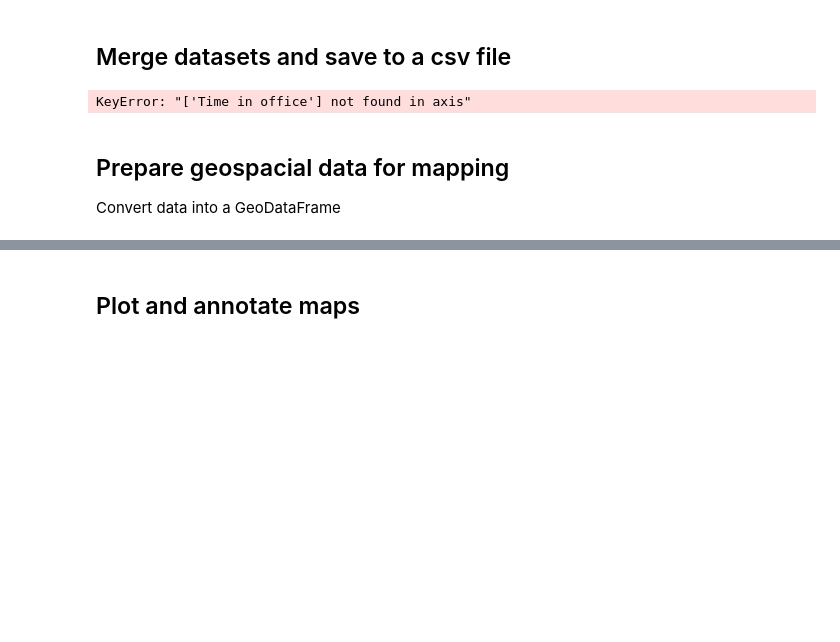
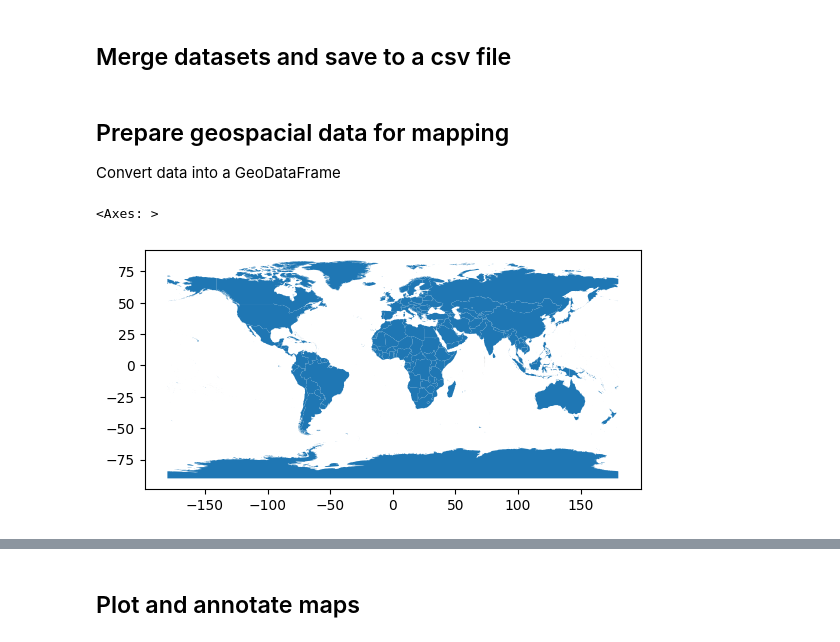
Before and after one commit to nahatx/30DayMapChal, a Jupyter notebook: mapChallengeDay1.ipynb, the cells around one changed output, grey strips where cells are left out. Saved outputs shown, nothing was run; the diff lists cells and outputs as text; code cells hidden in the pictures; blank space fills up the shorter version.

```diff
--- a/mapChallengeDay1.ipynb
+++ b/mapChallengeDay1.ipynb
@@ -83,12 +83,3 @@ if len(needs_location_cleaning) > 0:
         "\nLocations:", *needs_location_cleaning, sep="\n")
 # %% [markdown]
 ## Merge datasets and save to a csv file
-# %%
-minister_dataframe = pd.DataFrame()
-minister_dataframe["Name"] = raw_minister_dataframe["Name"]
-minister_dataframe["Latitude"] = latitude
-minister_dataframe["Longitude"] = longitude
-# minister_dataframe = minister_dataframe.join(raw_party_dataframe, on="Name")
-print(minister_dataframe, raw_party_dataframe.drop(labels="Time in office"))
-# %% [output]
-KeyError: "['Time in office'] not found in axis"
@@ -95,3 +101,16 @@ KeyError: "['Time in office'] not found in axis"
 # %% [markdown]
 ## Prepare geospacial data for mapping
 Convert data into a GeoDataFrame
+# %%
+map_df = pd.read_csv("uk-prime-ministers-birthplaces.csv")
+
+# #load shapefile
+# regions_map = gpd.GeoDataFrame.from_file("uk_regions.geojson")
+# print(regions_map)
+
+#load world map
+map_set = "/geojson/ne_10m_admin_0_countries.geojson"
+world_map = gpd.GeoDataFrame.from_file(f"https://raw.githubusercontent.com/nvkelso/natural-earth-vector/master{map_set}")
+# %% [output]
+<Axes: >
+[figure, added]
```
Also changed, not shown: parts of 3 cells of this notebook.
